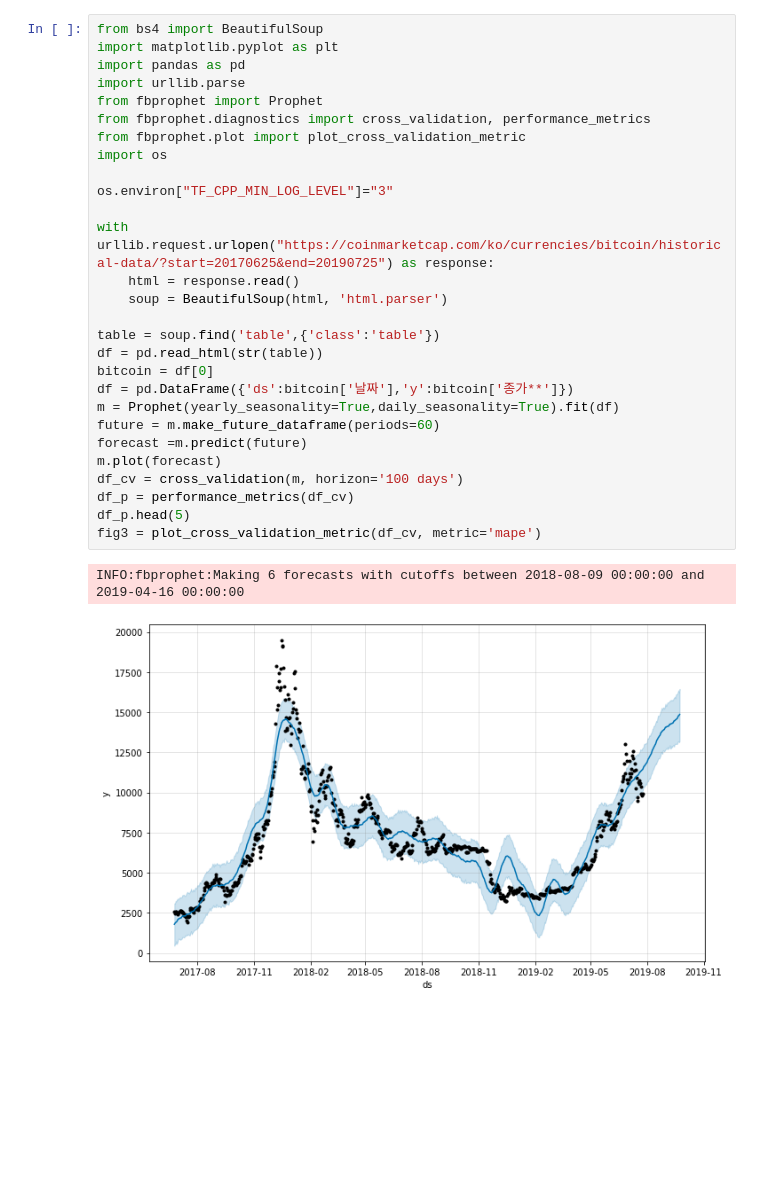
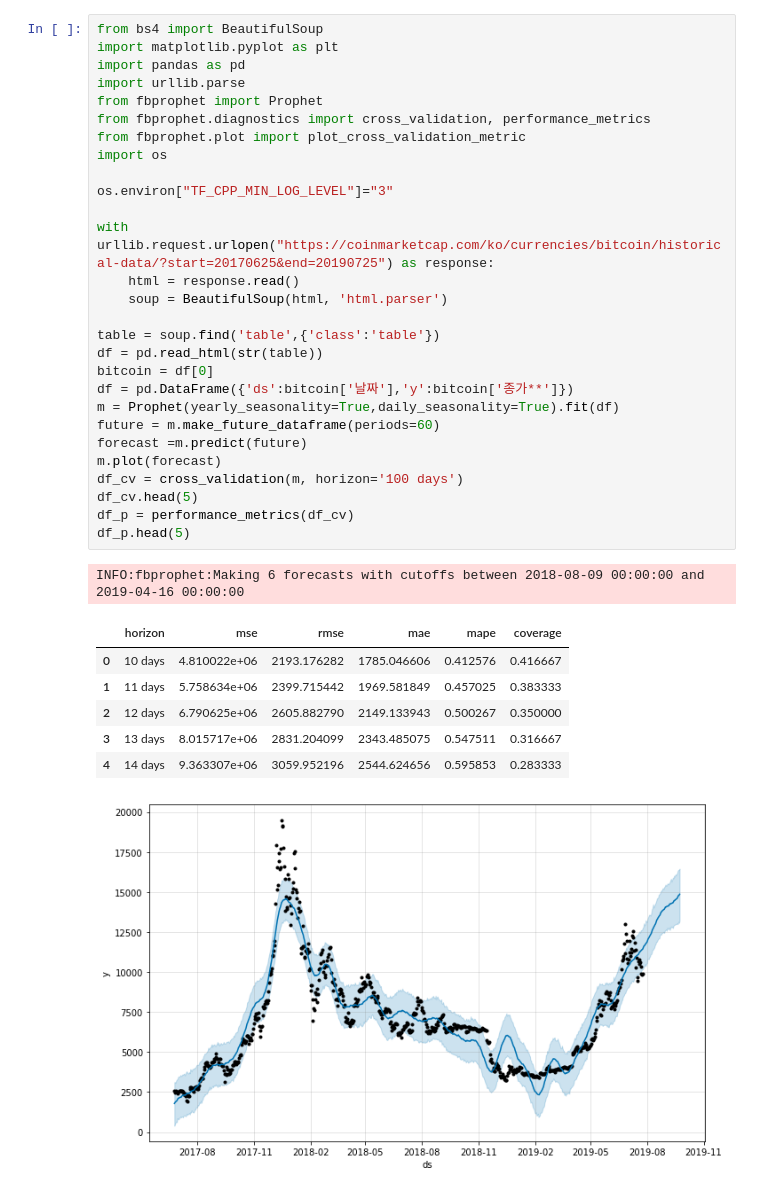
Before and after one commit to joi0104/predict-bitcoin, a Jupyter notebook: Untitled.ipynb, the cells around one changed output. Cells and saved outputs as stored; diff of their text form; blank space fills up the shorter version.

Commit message:
not use validation_metric

```diff
--- a/Untitled.ipynb
+++ b/Untitled.ipynb
@@ -1,31 +1,37 @@
 # %%
 from bs4 import BeautifulSoup
 import matplotlib.pyplot as plt
 import pandas as pd
 import urllib.parse
 from fbprophet import Prophet
 from fbprophet.diagnostics import cross_validation, performance_metrics
 from fbprophet.plot import plot_cross_validation_metric
 import os
 
 os.environ["TF_CPP_MIN_LOG_LEVEL"]="3"
 
 with urllib.request.urlopen("https://coinmarketcap.com/ko/currencies/bitcoin/historical-data/?start=20170625&end=20190725") as response:
     html = response.read()
     soup = BeautifulSoup(html, 'html.parser')
 
 table = soup.find('table',{'class':'table'})
 df = pd.read_html(str(table))
 bitcoin = df[0]
 df = pd.DataFrame({'ds':bitcoin['날짜'],'y':bitcoin['종가**']})
 m = Prophet(yearly_seasonality=True,daily_seasonality=True).fit(df)
 future = m.make_future_dataframe(periods=60)
 forecast =m.predict(future)
 m.plot(forecast)
 df_cv = cross_validation(m, horizon='100 days')
+df_cv.head(5)
 df_p = performance_metrics(df_cv)
 df_p.head(5)
-fig3 = plot_cross_validation_metric(df_cv, metric='mape')
 # %% [output]
 INFO:fbprophet:Making 6 forecasts with cutoffs between 2018-08-09 00:00:00 and 2019-04-16 00:00:00
+|  | horizon | mse | rmse | mae | mape | coverage |
+| 0 | 10 days | 4.810022e+06 | 2193.176282 | 1785.046606 | 0.412576 | 0.416667 |
+| 1 | 11 days | 5.758634e+06 | 2399.715442 | 1969.581849 | 0.457025 | 0.383333 |
+| 2 | 12 days | 6.790625e+06 | 2605.882790 | 2149.133943 | 0.500267 | 0.350000 |
+| 3 | 13 days | 8.015717e+06 | 2831.204099 | 2343.485075 | 0.547511 | 0.316667 |
+| 4 | 14 days | 9.363307e+06 | 3059.952196 | 2544.624656 | 0.595853 | 0.283333 |
 [figure]
```
Also changed, not shown: parts of 1 cell of this notebook.
